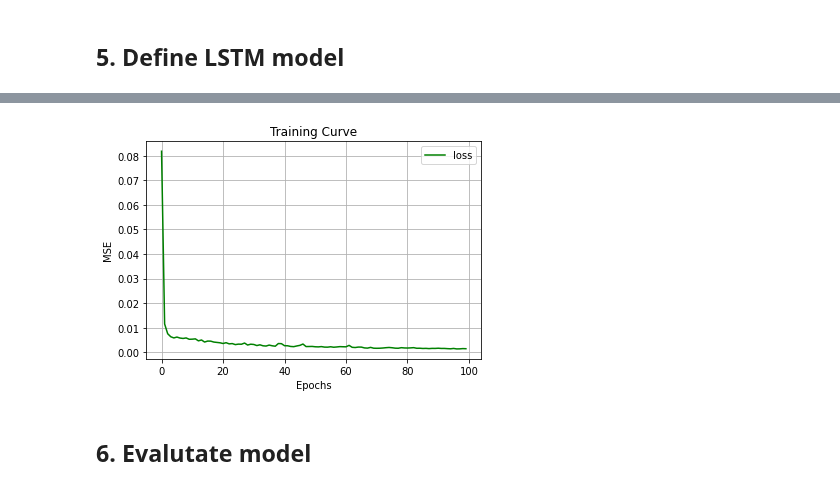
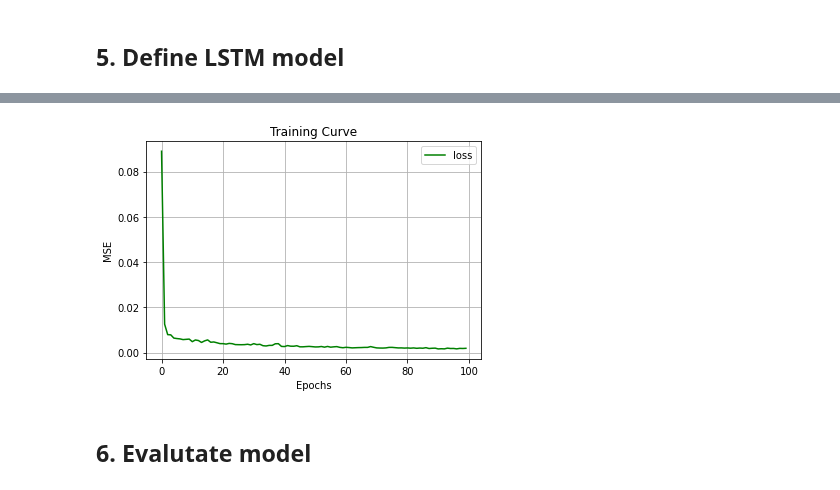
Before and after one commit to MarkLee7925/Bank-Stock-Prices-Prediction, a Jupyter notebook: CIBC_StockPricesPrediction.ipynb, the cells around one changed output, grey strips where cells are left out. Saved outputs shown, nothing was run; the diff lists cells and outputs as text; code cells hidden in the pictures.

```diff
--- a/CIBC_StockPricesPrediction.ipynb
+++ b/CIBC_StockPricesPrediction.ipynb
@@ -217,7 +217,7 @@ reg.add(LSTM(units=60, return_sequences=True))
 reg.add(Dropout(0.1))
 reg.add(LSTM(units=60, return_sequences=True))
 reg.add(Dropout(0.1))
-reg.add(LSTM(units=60, return_sequences=False))
+reg.add(LSTM(units=50, return_sequences=False))
 reg.add(Dropout(0.1))
 
 # Output layer
@@ -258,4 +258,4 @@ Epoch 100/100
-[figure, old version]
+[figure, new version]
 # %% [markdown]
 ## 6. Evalutate model
 # %% [markdown]
```
Also changed, not shown: parts of 3 cells of this notebook.
